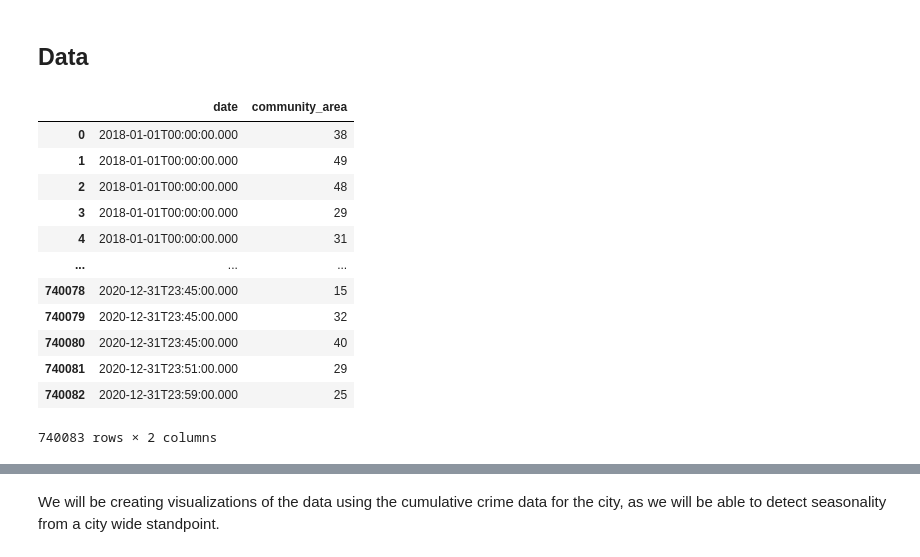
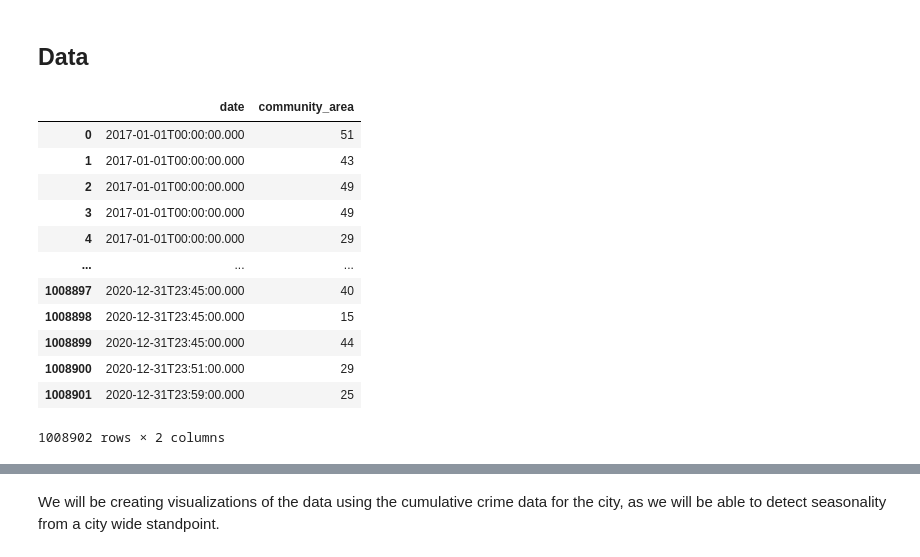
Before and after one commit to Achan40/chicago-crime, a Jupyter notebook: analysis/chicago-crime.ipynb, the cells around one changed output, grey strips where cells are left out. Drawn from its saved outputs; the diff is of its cells as text; code cells hidden in the pictures.

```diff
--- a/analysis/chicago-crime.ipynb
+++ b/analysis/chicago-crime.ipynb
@@ -21,26 +21,26 @@ The purpose of this project is to create a model to predict the number of crimes
 # %% [markdown]
 ## Data <a name="Data"></a>
 # %%
-url = "https://data.cityofchicago.org/resource/ijzp-q8t2.json?$select=date,community_area&$where=year<=2020 AND year >= 2018&$order=date ASC&$limit=1000000"
+url = "https://data.cityofchicago.org/resource/ijzp-q8t2.json?$select=date,community_area&$where=year<=2020 AND year >= 2017&$order=date ASC&$limit=10000000"
 headers = {'Accept': 'application/json', 'X-App-Token': APP_TOKEN}
 resp = requests.get(url,headers=headers)
 df = json.loads(resp.text)
 df = pd.DataFrame(df)
 df
 # %% [output]
 |  | date | community_area |
-| 0 | 2018-01-01T00:00:00.000 | 38 |
-| 1 | 2018-01-01T00:00:00.000 | 49 |
-| 2 | 2018-01-01T00:00:00.000 | 48 |
-| 3 | 2018-01-01T00:00:00.000 | 29 |
-| 4 | 2018-01-01T00:00:00.000 | 31 |
+| 0 | 2017-01-01T00:00:00.000 | 51 |
+| 1 | 2017-01-01T00:00:00.000 | 43 |
+| 2 | 2017-01-01T00:00:00.000 | 49 |
+| 3 | 2017-01-01T00:00:00.000 | 49 |
+| 4 | 2017-01-01T00:00:00.000 | 29 |
 | ... | ... | ... |
-| 740078 | 2020-12-31T23:45:00.000 | 15 |
-| 740079 | 2020-12-31T23:45:00.000 | 32 |
-| 740080 | 2020-12-31T23:45:00.000 | 40 |
-| 740081 | 2020-12-31T23:51:00.000 | 29 |
-| 740082 | 2020-12-31T23:59:00.000 | 25 |
+| 1008897 | 2020-12-31T23:45:00.000 | 40 |
+| 1008898 | 2020-12-31T23:45:00.000 | 15 |
+| 1008899 | 2020-12-31T23:45:00.000 | 44 |
+| 1008900 | 2020-12-31T23:51:00.000 | 29 |
+| 1008901 | 2020-12-31T23:59:00.000 | 25 |
-740083 rows × 2 columns
+1008902 rows × 2 columns
 # %%
 # Trasforming data to the the total number of crimes occured each day per community area
 
```
Also changed, not shown: parts of 6 cells of this notebook.
